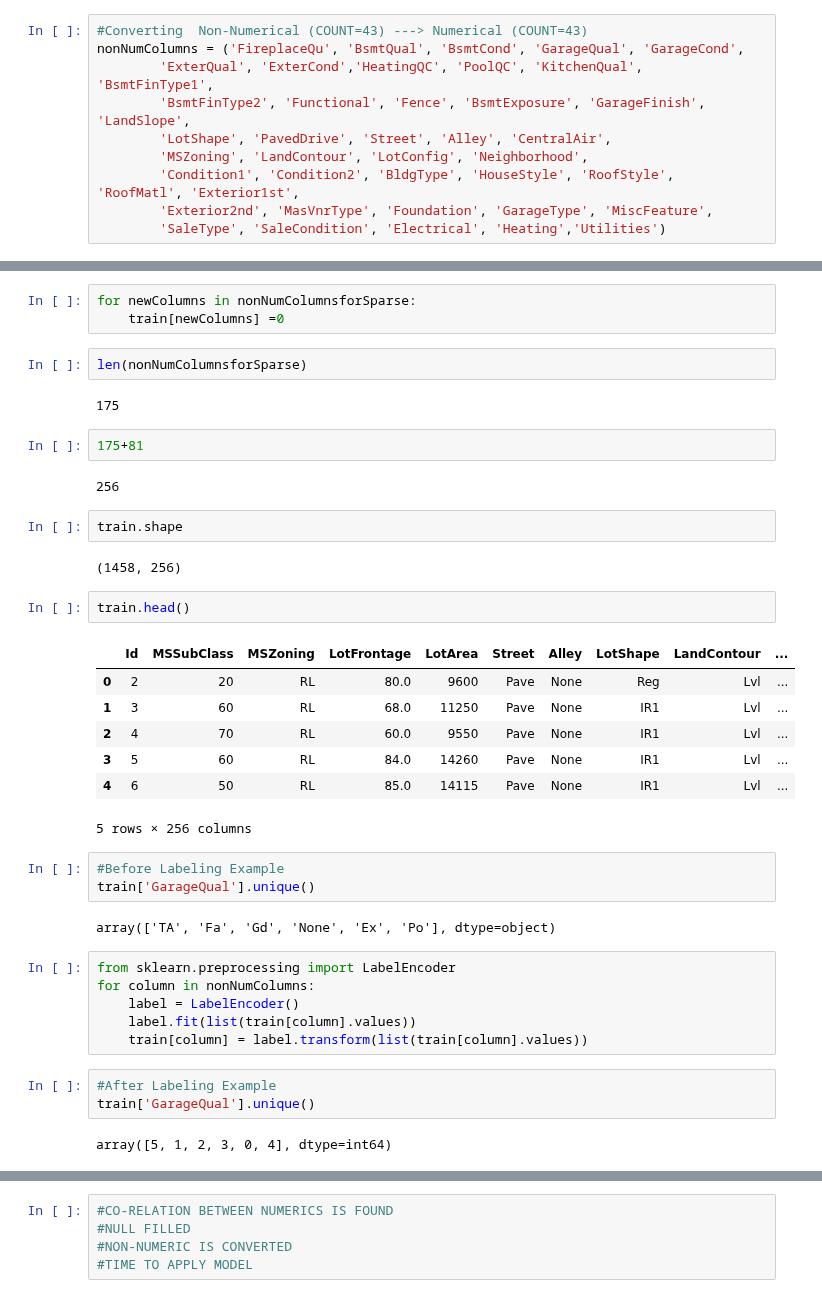
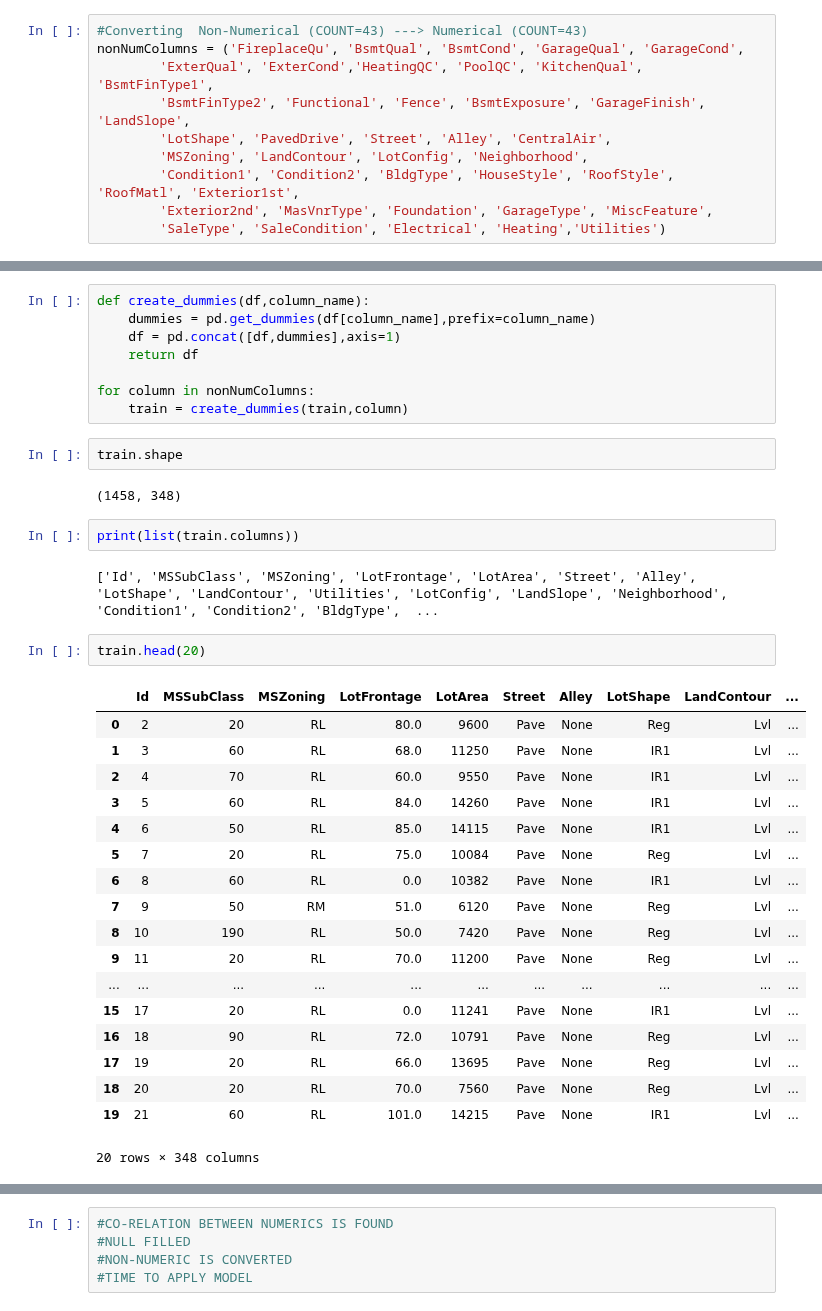
Before and after one commit to rahulvaish/MachineLearning-Python, a Jupyter notebook: HousePricingTutorial-Series2-EXPERIMENT.ipynb, the cells around one changed output, grey strips where cells are left out. Saved outputs shown, nothing was run; the diff lists cells and outputs as text.

```diff
--- a/HousePricingTutorial-Series2-EXPERIMENT.ipynb
+++ b/HousePricingTutorial-Series2-EXPERIMENT.ipynb
@@ -283,41 +256,37 @@ nonNumColumnsforSparse
-# %%
-for newColumns in nonNumColumnsforSparse:
-    train[newColumns] =0
-# %%
-len(nonNumColumnsforSparse)
-# %% [output]
-175
-# %%
-175+81
-# %% [output]
-256
+# %%
+def create_dummies(df,column_name):
+    dummies = pd.get_dummies(df[column_name],prefix=column_name)
+    df = pd.concat([df,dummies],axis=1)
+    return df
+
+for column in nonNumColumns:
+    train = create_dummies(train,column)
 # %%
 train.shape
 # %% [output]
-(1458, 256)
+(1458, 348)
+# %%
+print(list(train.columns))
+# %% [output]
+['Id', 'MSSubClass', 'MSZoning', 'LotFrontage', 'LotArea', 'Street', 'Alley', 'LotShape', 'LandContour', 'Utilities', 'LotConfig', 'LandSlope', 'Neighborhood', 'Condition1', 'Condition2', 'BldgType',  ...
 # %%
-train.head()
+train.head(20)
 # %% [output]
 |  | Id | MSSubClass | MSZoning | LotFrontage | LotArea | Street | Alley | LotShape | LandContour | ... |
 | 0 | 2 | 20 | RL | 80.0 | 9600 | Pave | None | Reg | Lvl | ... |
 | 1 | 3 | 60 | RL | 68.0 | 11250 | Pave | None | IR1 | Lvl | ... |
 | 2 | 4 | 70 | RL | 60.0 | 9550 | Pave | None | IR1 | Lvl | ... |
 | 3 | 5 | 60 | RL | 84.0 | 14260 | Pave | None | IR1 | Lvl | ... |
 | 4 | 6 | 50 | RL | 85.0 | 14115 | Pave | None | IR1 | Lvl | ... |
+| 5 | 7 | 20 | RL | 75.0 | 10084 | Pave | None | Reg | Lvl | ... |
+| 6 | 8 | 60 | RL | 0.0 | 10382 | Pave | None | IR1 | Lvl | ... |
+| 7 | 9 | 50 | RM | 51.0 | 6120 | Pave | None | Reg | Lvl | ... |
+| 8 | 10 | 190 | RL | 50.0 | 7420 | Pave | None | Reg | Lvl | ... |
+| 9 | 11 | 20 | RL | 70.0 | 11200 | Pave | None | Reg | Lvl | ... |
+| ... | ... | ... | ... | ... | ... | ... | ... | ... | ... | ... |
+| 15 | 17 | 20 | RL | 0.0 | 11241 | Pave | None | IR1 | Lvl | ... |
+| 16 | 18 | 90 | RL | 72.0 | 10791 | Pave | None | Reg | Lvl | ... |
+| 17 | 19 | 20 | RL | 66.0 | 13695 | Pave | None | Reg | Lvl | ... |
+| 18 | 20 | 20 | RL | 70.0 | 7560 | Pave | None | Reg | Lvl | ... |
+| 19 | 21 | 60 | RL | 101.0 | 14215 | Pave | None | IR1 | Lvl | ... |
-5 rows × 256 columns
+20 rows × 348 columns
-# %%
-#Before Labeling Example
-train['GarageQual'].unique()
-# %% [output]
-array(['TA', 'Fa', 'Gd', 'None', 'Ex', 'Po'], dtype=object)
-# %%
-from sklearn.preprocessing import LabelEncoder
-for column in nonNumColumns:
-    label = LabelEncoder()
-    label.fit(list(train[column].values))
-    train[column] = label.transform(list(train[column].values))
-# %%
-#After Labeling Example
-train['GarageQual'].unique()
-# %% [output]
-array([5, 1, 2, 3, 0, 4], dtype=int64)
```
Also changed, not shown: parts of 14 cells of this notebook.
